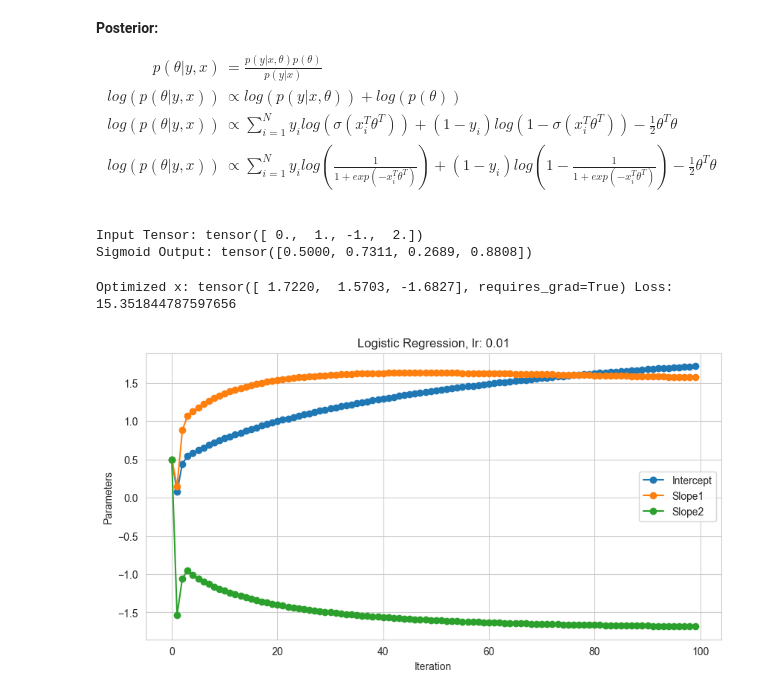
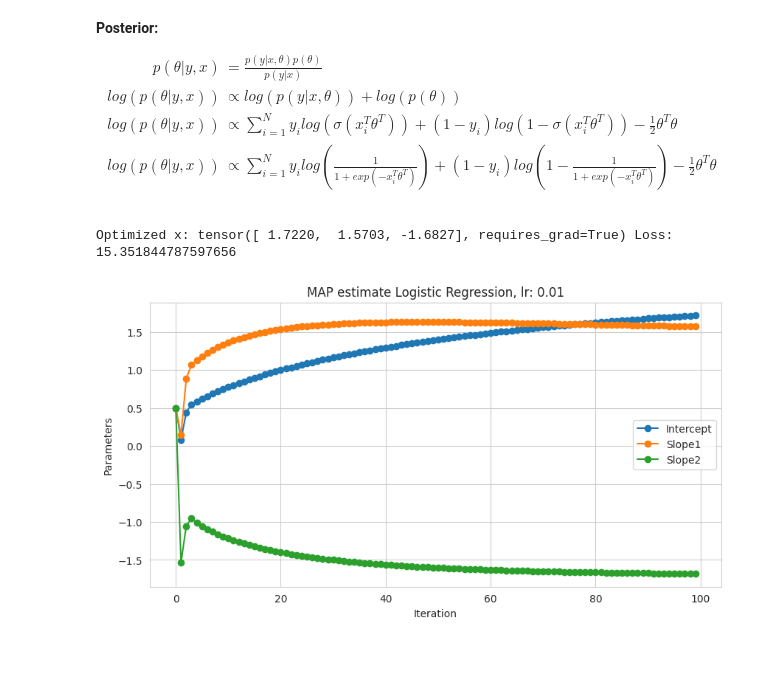
Before and after one commit to Gaurav17Joshi/PML661, a Jupyter notebook: Assignment2/Assignment2_sub.ipynb, the cells around one changed output. Drawn from its saved outputs; the diff is of its cells as text; code cells hidden in the pictures; blank space fills up the shorter version.

```diff
--- a/Assignment2/Assignment2_sub.ipynb
+++ b/Assignment2/Assignment2_sub.ipynb
@@ -147,7 +345,7 @@ log(p(x)) \propto -\frac{(x - \mu)^2}{2 \sigma^2}
 $$
 # %%
 # Define the function to be minimized
-def log_func(x):
+def log_func2(x):
     return -torch.log((x**4)*((1-x)**6)) + (x-0.5)**2/(2*0.1**2) #torch.log((x**1)*((1-x)**2))
 
 # Initialize the variable to optimize (parameter)
@@ -162,17 +360,19 @@ xhist = []
 for _ in range(20):         # Number of optimization steps
     xhist.append(x.item())  # Record the parameter value
     optimizer.zero_grad()   # Zero out gradients
-    loss = log_func(x)      # Compute the loss
+    loss = log_func2(x)      # Compute the loss
     loss.backward()         # Compute gradients
     optimizer.step()        # Update the parameter using the gradients
 
 # The optimized value of x is the minimum point of the function
 min_x = x.item()
-min_value = func(x).item()
+min_value = log_func2(x).item()
 
 print("Optimized x:", round(min_x,4))
-fig, ax = plt.subplots(figsize=(4, 3))
+fig, ax = plt.subplots(figsize=(5, 4))
 ax.plot(xhist, 'o-', label= "lr = " + str(lr)); ax.set_xlabel('Iteration'); ax.set_ylabel('x')
+ax.axhline(min_x , linestyle = '--', label = "MAP: " + str(round(min_x, 3)), color = "red")
+ax.set_title("Finding MAP estimate for Normal Prior")
 ax.legend()
 plt.show()
 # %% [output]
@@ -361,5 +562,5 @@ plt.show()
 # %%
-Ns2 = [10, 50, 100, 200, 500, 1000, 2000, 4000, 8000, 10000]
+Ns2 = [10, 50, 100, 200, 500, 1000, 2000]
 
 xvals = torch.zeros((len(Ns2), 2))
 for i, n in enumerate(Ns2):
@@ -372,7 +573,7 @@ ax.axhline(slope, linestyle = '--', label = "True Slope")
 ax.axhline(intercept, linestyle = '--', color = "orange", label = "True Intercept")
 ax.plot(np.array(Ns2), xvals[:, 1], 'o-', label= "Slope"); ax.set_xlabel('Iteration'); ax.set_ylabel('Parameters')
 ax.legend()
-ax.set_title('Linear Regression with Normal Prior for different data sizes')
+ax.set_title('Linear Regression with Normal Prior for different data sizes (log scale)')
 ax.set_xscale("log")
 plt.show()
 # %% [output]
@@ -548,20 +739,6 @@ log(p(\theta|y, x)) & \propto log(p(y|x, \theta)) + log(p(\theta)) \\
 log(p(\theta|y, x)) & \propto \sum_{i=1}^{N} y_i log(\sigma (x_i^T \theta^T)) + (1 - y_i) log(1 - \sigma(x_i^T \theta^T)) -\frac{1}{2} \theta^T \theta \\
 log(p(\theta|y, x)) & \propto \sum_{i=1}^{N} y_i log(\frac{1}{1 + exp(-x_i^T \theta^T)}) + (1 - y_i) log(1 - \frac{1}{1 + exp(-x_i^T \theta^T)}) -\frac{1}{2} \theta^T \theta \\
 \end{align}
-# %%
-import torch
-
-# Input tensor
-x = torch.tensor([0.0, 1.0, -1.0, 2.0])
-
-# Apply sigmoid function
-sigmoid_output = torch.sigmoid(x)
-
-print("Input Tensor:", x)
-print("Sigmoid Output:", sigmoid_output)
-# %% [output]
-Input Tensor: tensor([ 0.,  1., -1.,  2.])
-Sigmoid Output: tensor([0.5000, 0.7311, 0.2689, 0.8808])
 # %%
 # Posterior function to be minimized for laplace dist
 X_tensor = torch.tensor(X, dtype=torch.float32)
@@ -576,35 +753,35 @@ x = torch.tensor([0.5, 0.5, 0.5], requires_grad=True)
 
 # Define the optimizer (using stochastic gradient descent)
 lr = 0.01
 optimizer = optim.SGD([x], lr = lr)  # lr is the learning rate
 
 N = 100                       # Number of optimization steps
 xhist = torch.zeros((N, 3))
 
 # Perform optimization
 for i in range(N):
     xhist[i] = x.detach()   # Record the parameter value
     optimizer.zero_grad()   # Zero out gradients
     loss = log_func(x)      # Compute the loss
     loss.backward()         # Compute gradients
     optimizer.step()        # Update the parameter using the gradients
 
 # The optimized value of x is the minimum point of the function
 min_value = log_func(x).item()
 
 print("Optimized x:", x, "Loss: ", min_value)
 fig, ax = plt.subplots(figsize=(10, 5))
 ax.plot(xhist[:, 0], 'o-', label= "Intercept"); ax.set_xlabel('Iteration')
 ax.plot(xhist[:, 1], 'o-', label= "Slope1")
 # ax.axhline(slope, linestyle = '--', label = "True Slope")
 # ax.axhline(intercept, linestyle = '--', color = "orange", label = "True Intercept")
 ax.plot(xhist[:, 2], 'o-', label= "Slope2"); ax.set_xlabel('Iteration'); ax.set_ylabel('Parameters')
 ax.legend()
-ax.set_title('Logistic Regression, lr: '+ str(lr))
+ax.set_title('MAP estimate Logistic Regression, lr: '+ str(lr))
 plt.show()
 # %% [output]
 Optimized x: tensor([ 1.7220,  1.5703, -1.6827], requires_grad=True) Loss:  15.351844787597656
-[figure, old version]
+[figure, new version]
 # %%
 # Posterior function to be minimized for laplace dist
 X_tensor = torch.tensor(X, dtype=torch.float32)
```
Also changed, not shown: parts of 33 cells of this notebook, 27 other files.
